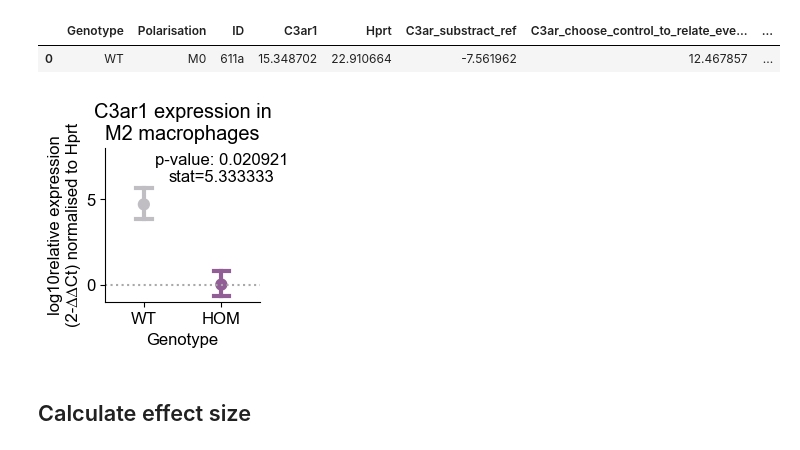
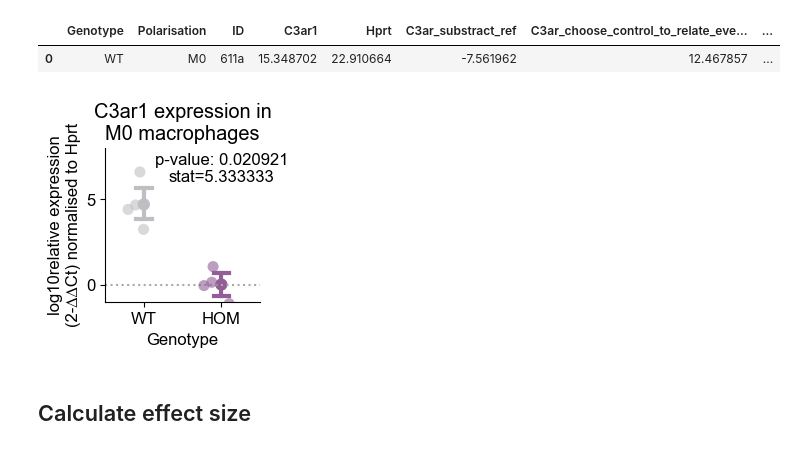
Before and after one commit to hannalemmik/C3ar1_longitudinal_MRI_paper_2025, a Jupyter notebook: Fig1D_E_Supp3C_D_E.ipynb, the cells around one changed output. Saved outputs shown, nothing was run; the diff lists cells and outputs as text; code cells hidden in the pictures.

Commit message:
updated for individual datapoints

```diff
--- a/Fig1D_E_Supp3C_D_E.ipynb
+++ b/Fig1D_E_Supp3C_D_E.ipynb
@@ -17,10 +17,10 @@ plt.rcParams['font.sans-serif'] = ['Arial']
 # %% [markdown]
 ## Get data
 # %%
-df_M0 = pd.read_excel('/Users/hannalemmik/Dropbox/KO_paper/data/KO_validation_C3ar1_M0.xlsx')
-df_M2 = pd.read_excel('/Users/hannalemmik/Dropbox/KO_paper/data/KO_validation_C3ar1_M2.xlsx')
-df_M0vsM2 = pd.read_excel('/Users/hannalemmik/Dropbox/KO_paper/data/KO_validation_C3ar1_M0vsM2.xlsx')
-df_Arg_Cd206 = pd.read_excel('/Users/hannalemmik/Dropbox/KO_paper/data/KO_validation_Arg_Cd206.xlsx')
+df_M0 = pd.read_excel('/Users/hannalemmik/Dropbox/C3ar1_longitudinal_MRI_paper_2025/data/KO_validation_C3ar1_M0.xlsx')
+df_M2 = pd.read_excel('/Users/hannalemmik/Dropbox/C3ar1_longitudinal_MRI_paper_2025/data/KO_validation_C3ar1_M2.xlsx')
+df_M0vsM2 = pd.read_excel('/Users/hannalemmik/Dropbox/C3ar1_longitudinal_MRI_paper_2025/data/KO_validation_C3ar1_M0vsM2.xlsx')
+df_Arg_Cd206 = pd.read_excel('/Users/hannalemmik/Dropbox/C3ar1_longitudinal_MRI_paper_2025/data/KO_validation_Arg_Cd206.xlsx')
 # %%
 df_M0.head(1)
 # %% [output]
@@ -220,34 +234,36 @@ df_M0.head(1)
 # %%
 # log transform the 'value' column
 df_M0['log_value'] = np.log10(df_M0['C3ar_2^-x'])
 # separate data
 wt_data = df_M0[df_M0['Genotype'] == 'WT']['log_value']
 # separate data
 hom_data = df_M0[df_M0['Genotype'] == 'HOM']['log_value']
 # kruskal wallis test
 stat, p_val = stats.kruskal(wt_data, hom_data)
 
 
 
 # plotting
 f, ax = plt.subplots(figsize=(2, 2))
 
 order=['WT', 'HOM']
 
+# plot individual data points with stripplot
+sns.stripplot(x='Genotype', y='log_value', data=df_M2, order=order, palette=group_palette, size=8, alpha=0.6, jitter=0.25, ax=ax)
 sns.pointplot(x='Genotype', y='log_value', palette=group_palette, data=df_M0, order=order, scale=1, join=True, ax=ax, capsize=0.2, errwidth=3, errorbar=('ci', 95))
 # annotate
 ax.text(1, max(df_M0['log_value']) , f'  \np-value: {p_val.round(6)}\nstat={stat.round(6)}', ha='center')
 
-ax.set_title('C3ar1 expression in\nM2 macrophages')
+ax.set_title('C3ar1 expression in\nM0 macrophages')
 ax.set_ylim(-1,8)
 ax.set_ylabel('log10relative expression\n(2-∆∆Ct) normalised to Hprt')
 sns.despine()
 ax.set_yticks([0, 5])
 plt.axhline(y=0, linestyle=":", color='darkgray')
 
 plt.savefig('/Users/hannalemmik/Dropbox/KO_paper/validation/C3ar1_M0.pdf', dpi=300)
 # %% [output]
-[figure, old version]
+[figure, new version]
 # %% [markdown]
 ## Calculate effect size
 # %%
```
Also changed, not shown: parts of 1 cell of this notebook, 1 other file.
